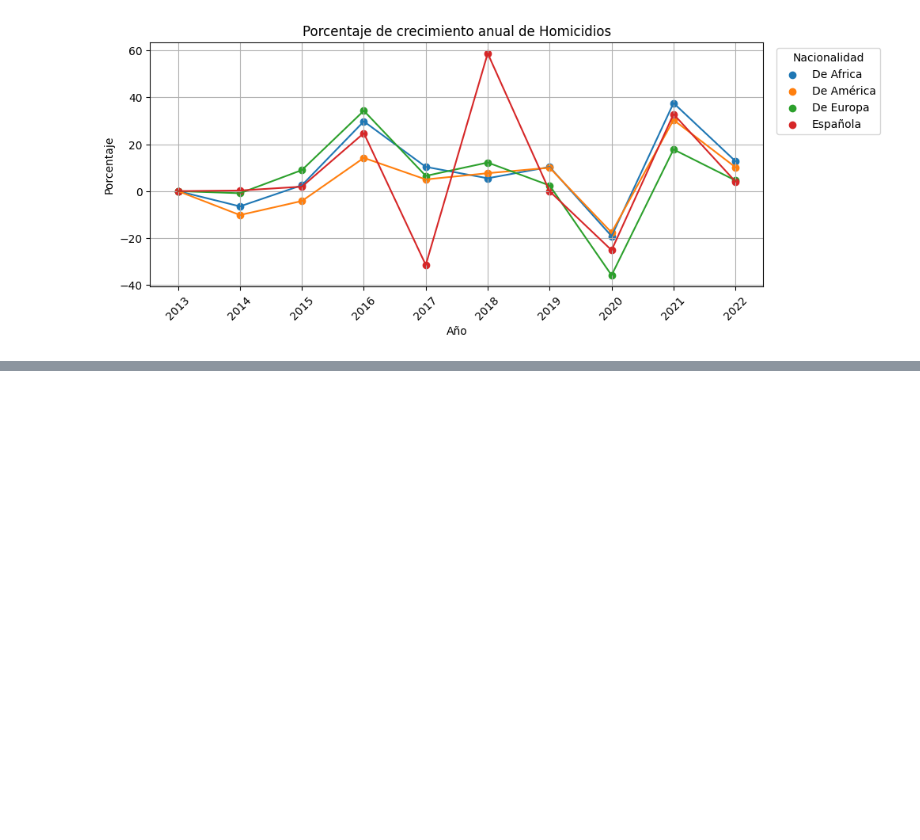
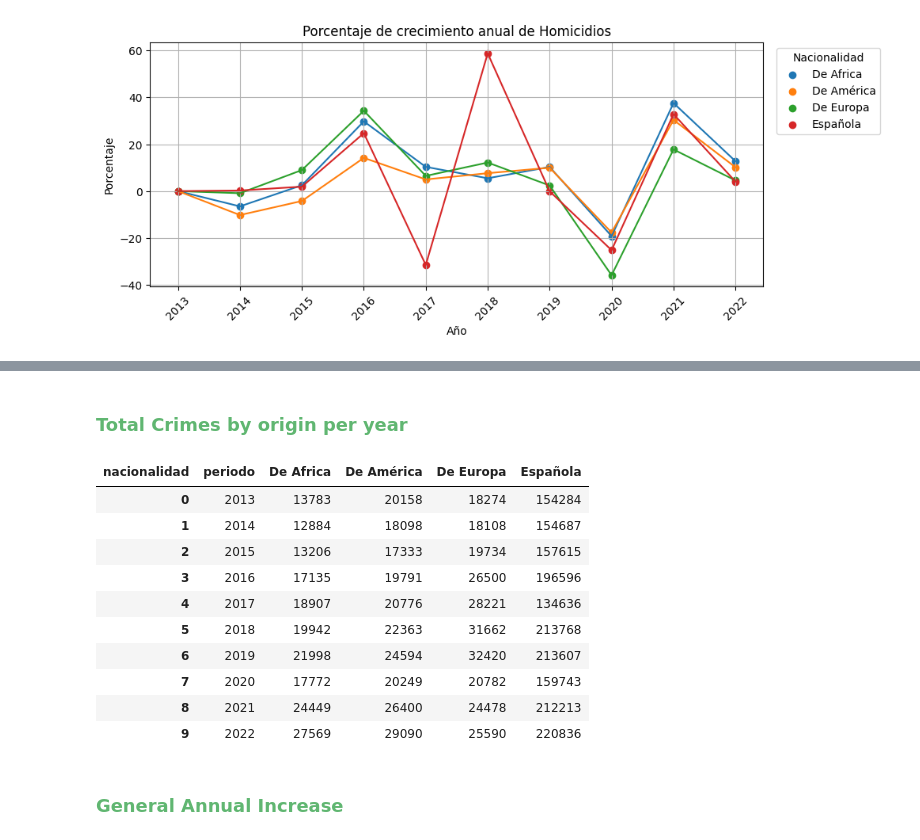
Before and after one commit to TonioDominguez/spanish_crimes_per_nacionality, a Jupyter notebook: Crime in Spain v1.ipynb, the cells around one changed output, grey strips where cells are left out. Drawn from its saved outputs; the diff is of its cells as text; code cells hidden in the pictures; blank space fills up the shorter version.

```diff
--- a/Crime in Spain v1.ipynb
+++ b/Crime in Spain v1.ipynb
@@ -1041,0 +1044,22 @@ df_10years
+# %% [markdown]
+<h3 style="color: #60b671;">Total Crimes by origin per year</h3>
+# %%
+anual_crimes_by_origin = df.groupby(["nacionalidad","periodo"])["total"].sum().reset_index()
+# %%
+anual_crimes_by_origin = anual_crimes_by_origin.pivot(index="periodo", columns="nacionalidad", values="total").reset_index()
+# %%
+anual_crimes_by_origin
+# %% [output]
+| nacionalidad | periodo | De Africa | De América | De Europa | Española |
+| 0 | 2013 | 13783 | 20158 | 18274 | 154284 |
+| 1 | 2014 | 12884 | 18098 | 18108 | 154687 |
+| 2 | 2015 | 13206 | 17333 | 19734 | 157615 |
+| 3 | 2016 | 17135 | 19791 | 26500 | 196596 |
+| 4 | 2017 | 18907 | 20776 | 28221 | 134636 |
+| 5 | 2018 | 19942 | 22363 | 31662 | 213768 |
+| 6 | 2019 | 21998 | 24594 | 32420 | 213607 |
+| 7 | 2020 | 17772 | 20249 | 20782 | 159743 |
+| 8 | 2021 | 24449 | 26400 | 24478 | 212213 |
+| 9 | 2022 | 27569 | 29090 | 25590 | 220836 |
+# %% [markdown]
+<h3 style="color: #60b671;">General Annual Increase</h3>
```
Also changed, not shown: parts of 22 cells of this notebook.
